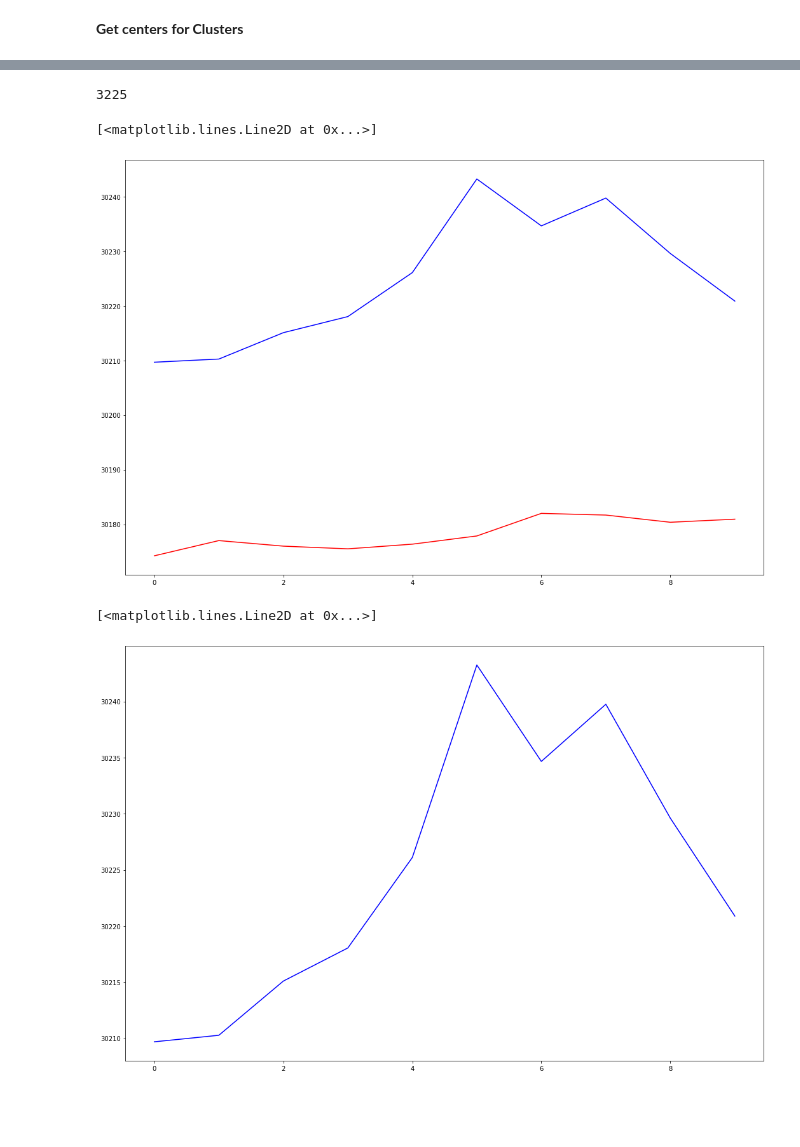
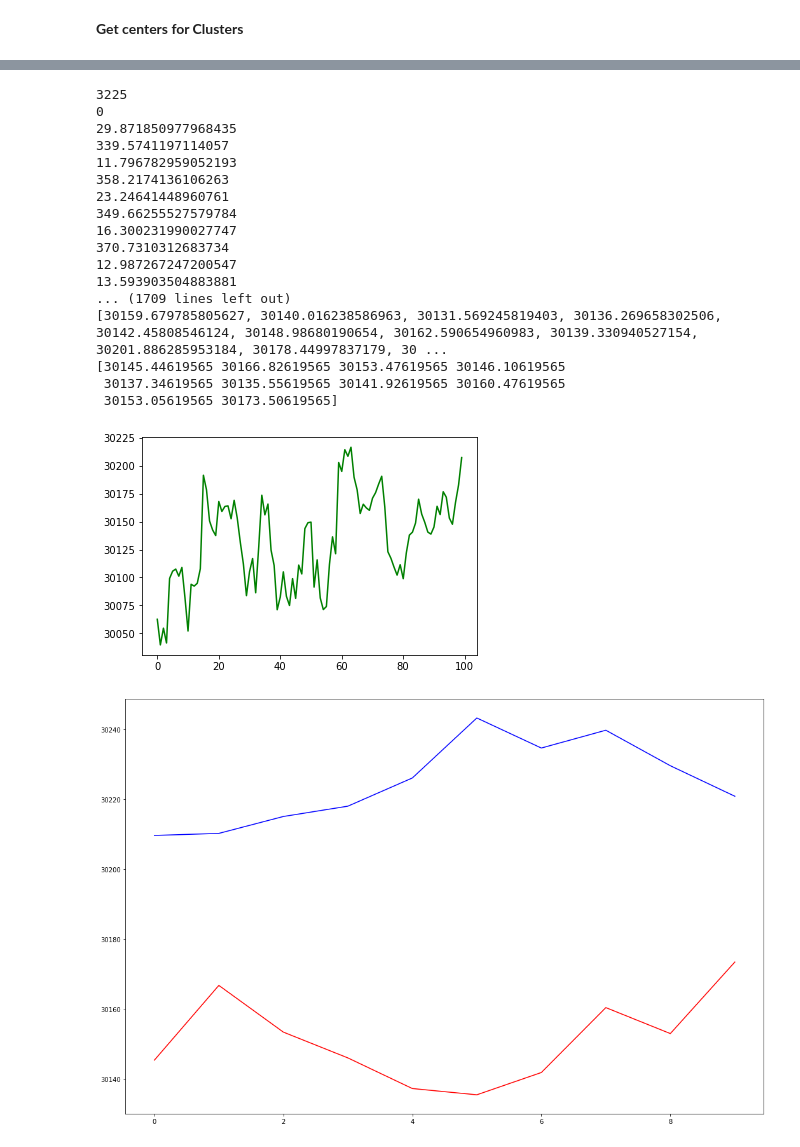
Before and after one commit to MrPlotva/Time-Series, a Jupyter notebook: wishart.ipynb, the cells around one changed output, grey strips where cells are left out. Drawn from its saved outputs; the diff is of its cells as text; code cells hidden in the pictures; blank space fills up the shorter version.

```diff
--- a/wishart.ipynb
+++ b/wishart.ipynb
@@ -282,24 +424,5 @@ test_data = data[int(size * 0.7):]
 # %%
-def get_val_for_pattern_and_pos(data: np.array, pattern: list, pos: int):
-    val = []
-    sum = 0
-    for i in range(len(pattern) - 1, -1, -1):
-      sum += pattern[i]
-      val.append(data[pos - sum])
-    val = val[::-1]
-    return np.array(val)
-
-def get_val_for_motifs(data: np.array, motif: list):
-    val = []
-    for i in motif:
-        val.append(data[i])
-    return np.array(val)
-
-
-def mode(a):
-    return max(set(a), key=a.count)
-
-def base_prediction(data, h: int, L: int = 3, kmax: int = 10, eps: float = 40):
+def base_prediction_old(data, h: int, L: int = 3, kmax: int = 10, eps: float = 100):
     t = len(data)
     prediction = data
     prediction = np.resize(prediction, t + h)
@@ -307,15 +430,18 @@ def base_prediction(data, h: int, L: int = 3, kmax: int = 10, eps: float = 40):
     for i in range(t):
         prediction[i] = data[i]
     possible_values = [[] for i in range(h)]
+    bad = np.array([0 for i in range(t + h)])
+    # print(prediction[-h:])
     for i in range(h):
-        for pattern, all_motifs  in GenerateAllMotifs(kmax, L, t - 1):
-            val_for_pattern = get_val_for_pattern_and_pos(prediction, pattern, t + i)
-            val_for_pattern = val_for_pattern - [val_for_pattern[0]]
+        print(i)
+        for pattern, all_motifs  in GenerateAllMotifs(kmax, L, t + i - 1):
+            val_for_pattern = get_val_for_pattern_and_pos(prediction, pattern, t + i, bad)
 
-            centers = get_centers([get_val_for_motifs(prediction, motif) for motif in all_motifs])
+            centers = get_centers([get_val_for_motifs(prediction, motif, bad) for motif in all_motifs])
 
             for c in centers:
               dist = np.linalg.norm(c[:-1] - val_for_pattern)
+              print(dist)
               if dist < eps:
                   possible_values[i].append(c[-1])
 
@@ -323,45 +449,41 @@ def base_prediction(data, h: int, L: int = 3, kmax: int = 10, eps: float = 40):
         # print("aa")
         # print(len(possible_values[i]))
         if len(possible_values[i]):
-            # print(possible_values[i])
-            prediction[t + i] = mode(possible_values[i])
+            print(possible_values[i])
+            prediction[t + i] = mean(possible_values[i])
         # print(prediction[t + i])
     return prediction
-
-
-# base_prediction(test_data[-40:], 5)
 # %%
 h = 10
 print(len(train_data))
-prediction = base_prediction(train_data['open'][-100:], h, L=3)
+prediction = base_prediction_old(train_data['open'][-200:], h, L=3, eps=100)
 
 # print(prediction[-h:])
 plt.plot(list(train_data['open'][-100:]), 'g', label='prediction')
 print(prediction[-h:])
 plt.figure(figsize=(18, 12))
 plt.plot(prediction[-h:], 'r', label='open')
 plt.plot(list(test_data['open'][:h]), 'b', label='prediction')
 # plt.scatter(list(range(0, h)), list(prediction[-h:]), s=50, c='r', label='prediction')
 # # plt.plot(test_data, 'b', label='prediction')
 plt.show()
 # %% [output]
 3225
+0
+29.871850977968435
+339.5741197114057
+11.796782959052193
+358.2174136106263
+23.24641448960761
+349.66255527579784
+16.300231990027747
+370.7310312683734
+12.987267247200547
+13.593903504883881
+... (1709 lines left out)
+[30159.679785805627, 30140.016238586963, 30131.569245819403, 30136.269658302506, 30142.45808546124, 30148.98680190654, 30162.590654960983, 30139.330940527154, 30201.886285953184, 30178.44997837179, 30 ...
+[30145.44619565 30166.82619565 30153.47619565 30146.10619565
+ 30137.34619565 30135.55619565 30141.92619565 30160.47619565
+ 30153.05619565 30173.50619565]
+[figure, added]
+[figure, added]
-# %%
-preds = [30174.22415798, 30177.01295284, 30175.99488477, 30175.49951717,
- 30176.35611112, 30177.85947034, 30181.99826561, 30181.68669159,
- 30180.3666719,  30180.9335379]
-plt.figure(figsize=(18, 12))
-plt.plot(preds, 'r', label='prediction')
-plt.plot(list(test_data['open'][:h]), 'b', label='prediction')
-# %% [output]
-[<matplotlib.lines.Line2D at 0x...>]
-[figure, removed]
-# %%
-preds = [30174.22415798, 30177.01295284, 30175.99488477, 30175.49951717,
- 30176.35611112, 30177.85947034, 30181.99826561, 30181.68669159,
- 30180.3666719,  30180.9335379]
-plt.figure(figsize=(18, 12))
-plt.plot(list(test_data['open'][:h]), 'b', label='prediction')
-# %% [output]
-[<matplotlib.lines.Line2D at 0x...>]
-[figure, removed]
```
Also changed, not shown: parts of 8 cells of this notebook.
